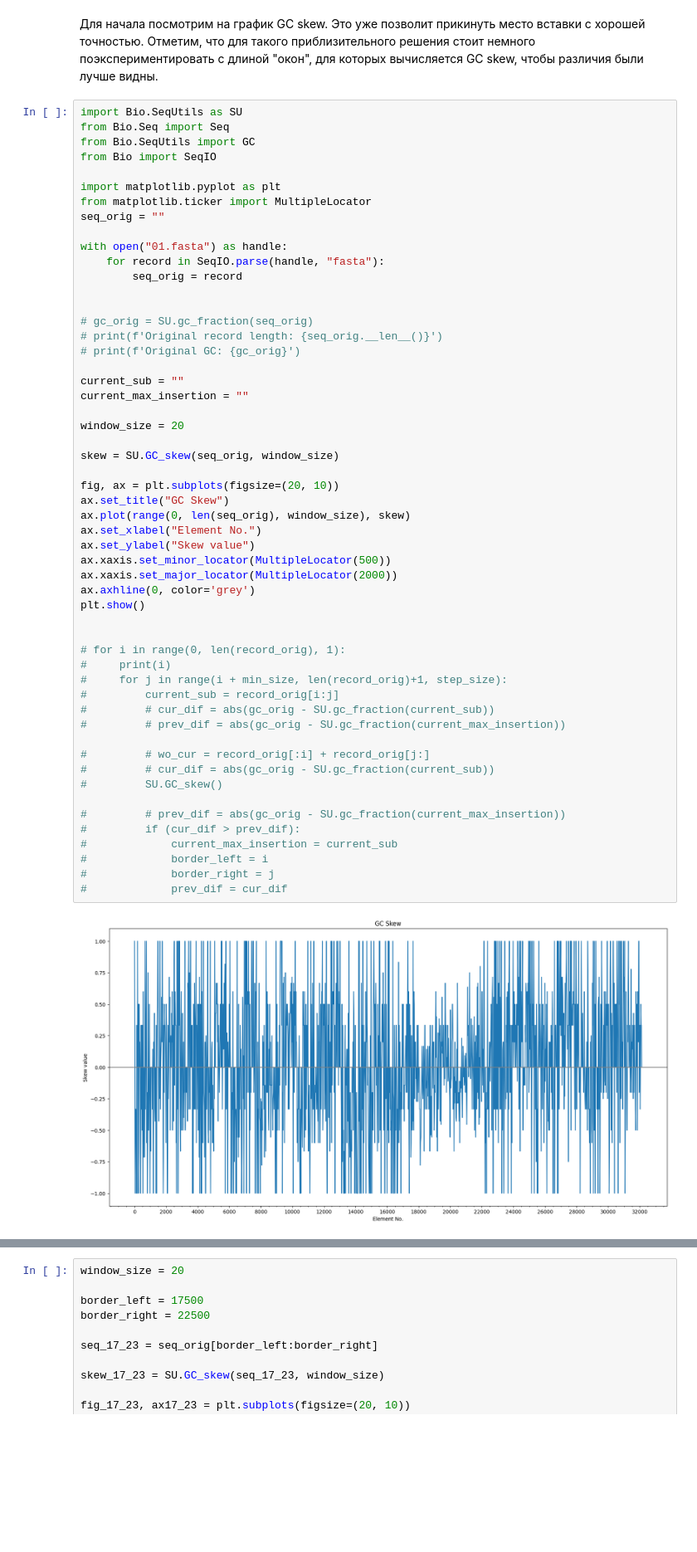
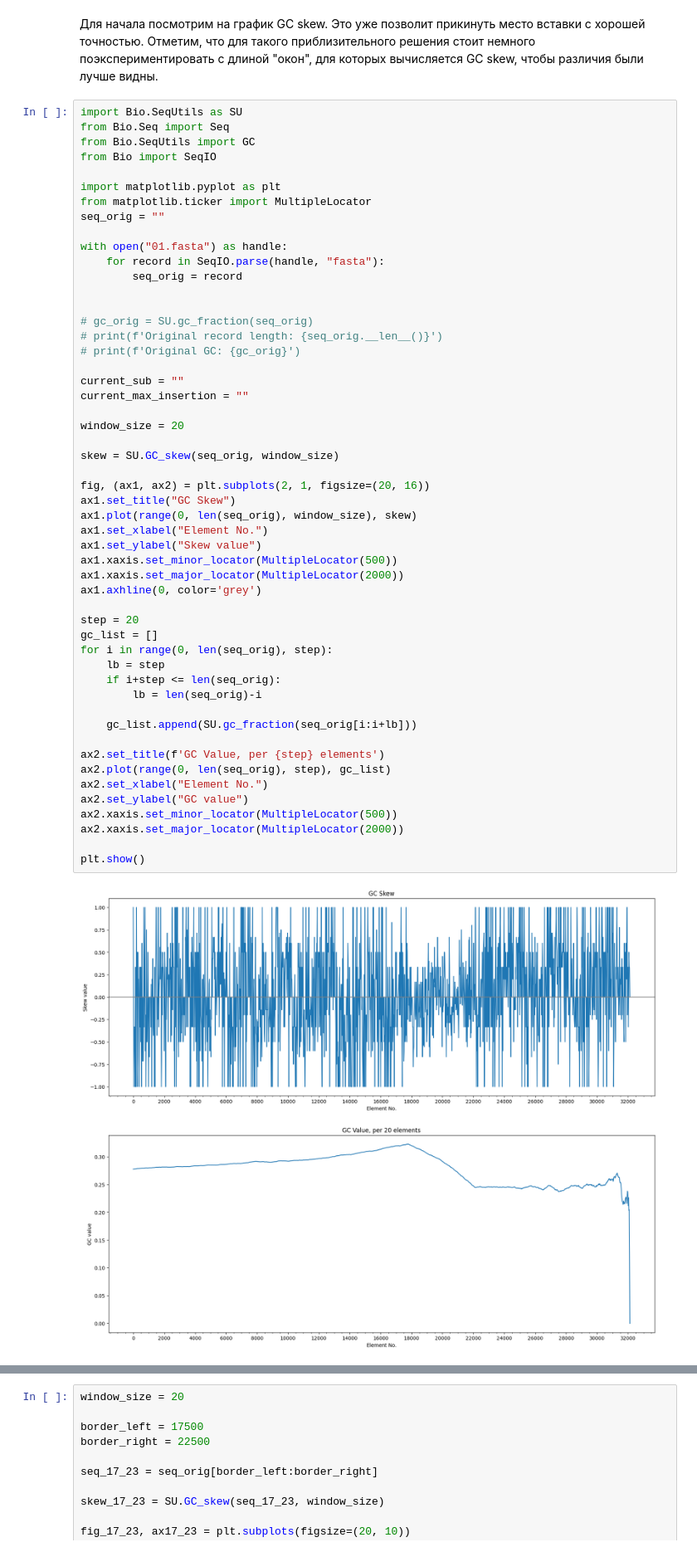
Before and after one commit to Nickitarius/fatsa_contest, a Jupyter notebook: case1.ipynb, the cells around one changed output, grey strips where cells are left out. Shown at 83% size. Saved outputs shown, nothing was run; the diff lists cells and outputs as text; blank space fills up the shorter version.

```diff
--- a/case1.ipynb
+++ b/case1.ipynb
@@ -9,57 +9,55 @@
 # %%
 import Bio.SeqUtils as SU
 from Bio.Seq import Seq
 from Bio.SeqUtils import GC
 from Bio import SeqIO
 
 import matplotlib.pyplot as plt
 from matplotlib.ticker import MultipleLocator
 seq_orig = ""
 
 with open("01.fasta") as handle:
     for record in SeqIO.parse(handle, "fasta"):
         seq_orig = record
 
 
 # gc_orig = SU.gc_fraction(seq_orig)
 # print(f'Original record length: {seq_orig.__len__()}')
 # print(f'Original GC: {gc_orig}')
 
 current_sub = ""
 current_max_insertion = ""
 
 window_size = 20
 
 skew = SU.GC_skew(seq_orig, window_size)
 
-fig, ax = plt.subplots(figsize=(20, 10))
-ax.set_title("GC Skew")
-ax.plot(range(0, len(seq_orig), window_size), skew)
-ax.set_xlabel("Element No.")
-ax.set_ylabel("Skew value")
-ax.xaxis.set_minor_locator(MultipleLocator(500))
-ax.xaxis.set_major_locator(MultipleLocator(2000))
-ax.axhline(0, color='grey')
+fig, (ax1, ax2) = plt.subplots(2, 1, figsize=(20, 16))
+ax1.set_title("GC Skew")
+ax1.plot(range(0, len(seq_orig), window_size), skew)
+ax1.set_xlabel("Element No.")
+ax1.set_ylabel("Skew value")
+ax1.xaxis.set_minor_locator(MultipleLocator(500))
+ax1.xaxis.set_major_locator(MultipleLocator(2000))
+ax1.axhline(0, color='grey')
+
+step = 20
+gc_list = []
+for i in range(0, len(seq_orig), step):
+    lb = step
+    if i+step <= len(seq_orig):
+        lb = len(seq_orig)-i
+
+    gc_list.append(SU.gc_fraction(seq_orig[i:i+lb]))
+
+ax2.set_title(f'GC Value, per {step} elements')
+ax2.plot(range(0, len(seq_orig), step), gc_list)
+ax2.set_xlabel("Element No.")
+ax2.set_ylabel("GC value")
+ax2.xaxis.set_minor_locator(MultipleLocator(500))
+ax2.xaxis.set_major_locator(MultipleLocator(2000))
+
 plt.show()
-
-
-# for i in range(0, len(record_orig), 1):
-#     print(i)
-#     for j in range(i + min_size, len(record_orig)+1, step_size):
-#         current_sub = record_orig[i:j]
-#         # cur_dif = abs(gc_orig - SU.gc_fraction(current_sub))
-#         # prev_dif = abs(gc_orig - SU.gc_fraction(current_max_insertion))
-
-#         # wo_cur = record_orig[:i] + record_orig[j:]
-#         # cur_dif = abs(gc_orig - SU.gc_fraction(current_sub))
-#         SU.GC_skew()
-
-#         # prev_dif = abs(gc_orig - SU.gc_fraction(current_max_insertion))
-#         if (cur_dif > prev_dif):
-#             current_max_insertion = current_sub
-#             border_left = i
-#             border_right = j
-#             prev_dif = cur_dif
 # %% [output]
-[figure, old version]
+[figure, new version]
 # %% [markdown]
```
Also changed, not shown: parts of 12 cells of this notebook.
